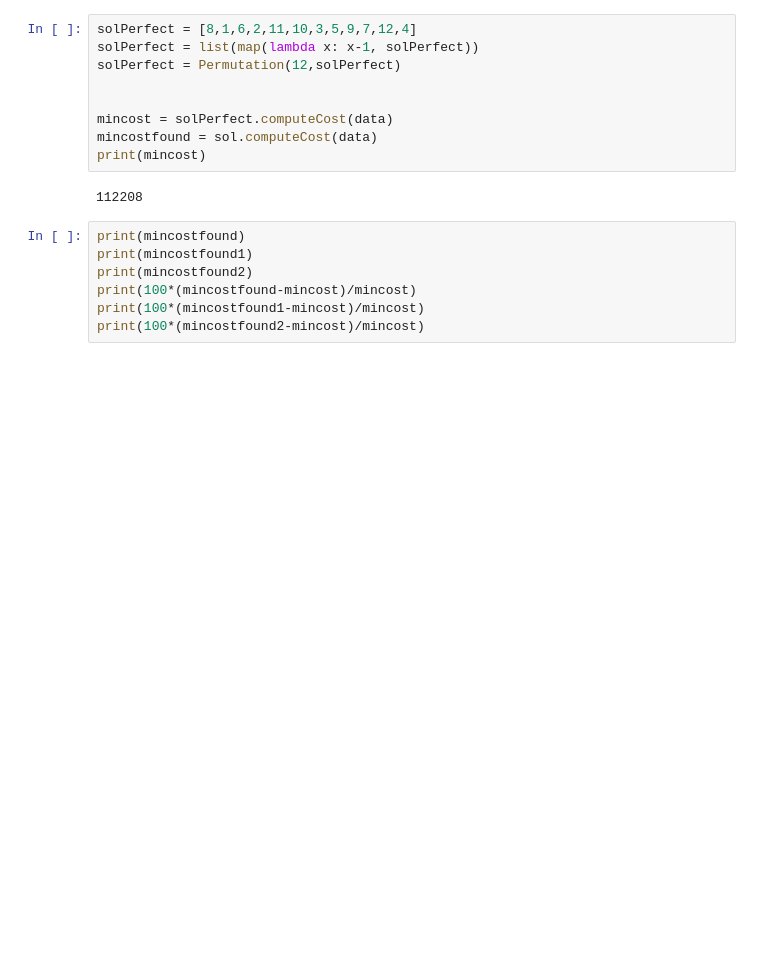
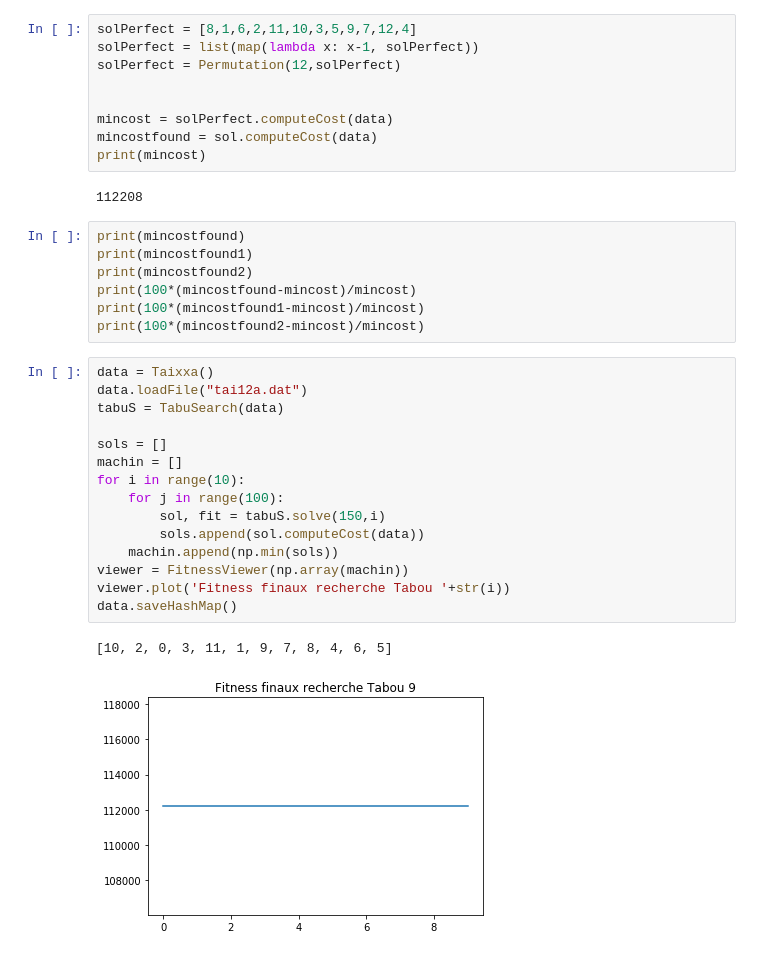
Before and after one commit to M-Garrigues/Quadratic-Assignment-Problem, a Jupyter notebook: notebooks/Taixxa.ipynb, the cells around one changed output. Saved outputs shown, nothing was run; the diff lists cells and outputs as text; blank space fills up the shorter version.

```diff
--- a/notebooks/Taixxa.ipynb
+++ b/notebooks/Taixxa.ipynb
@@ -134,3 +137,21 @@ print(mincostfound2)
 print(100*(mincostfound-mincost)/mincost)
 print(100*(mincostfound1-mincost)/mincost)
 print(100*(mincostfound2-mincost)/mincost)
+# %%
+data = Taixxa()
+data.loadFile("tai12a.dat")
+tabuS = TabuSearch(data)
+
+sols = []
+machin = []
+for i in range(10):
+    for j in range(100):
+        sol, fit = tabuS.solve(150,i)
+        sols.append(sol.computeCost(data))
+    machin.append(np.min(sols))
+viewer = FitnessViewer(np.array(machin))
+viewer.plot('Fitness finaux recherche Tabou '+str(i))
+data.saveHashMap()
+# %% [output]
+[10, 2, 0, 3, 11, 1, 9, 7, 8, 4, 6, 5]
+[figure, added]
```
Also changed, not shown: parts of 17 cells of this notebook, 19 other files.
